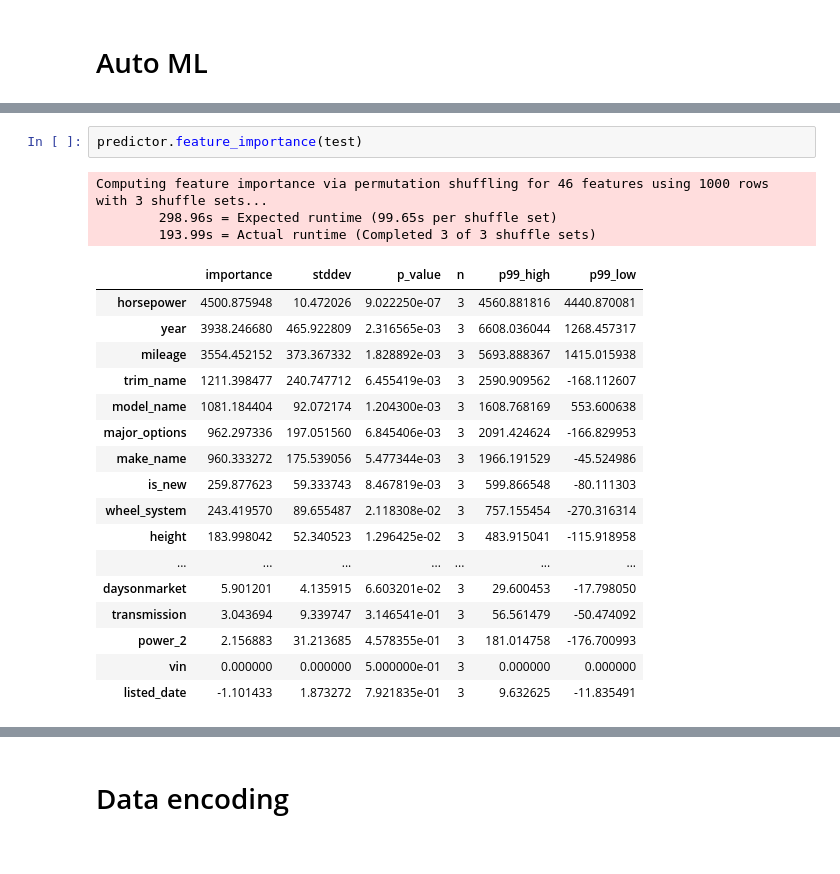
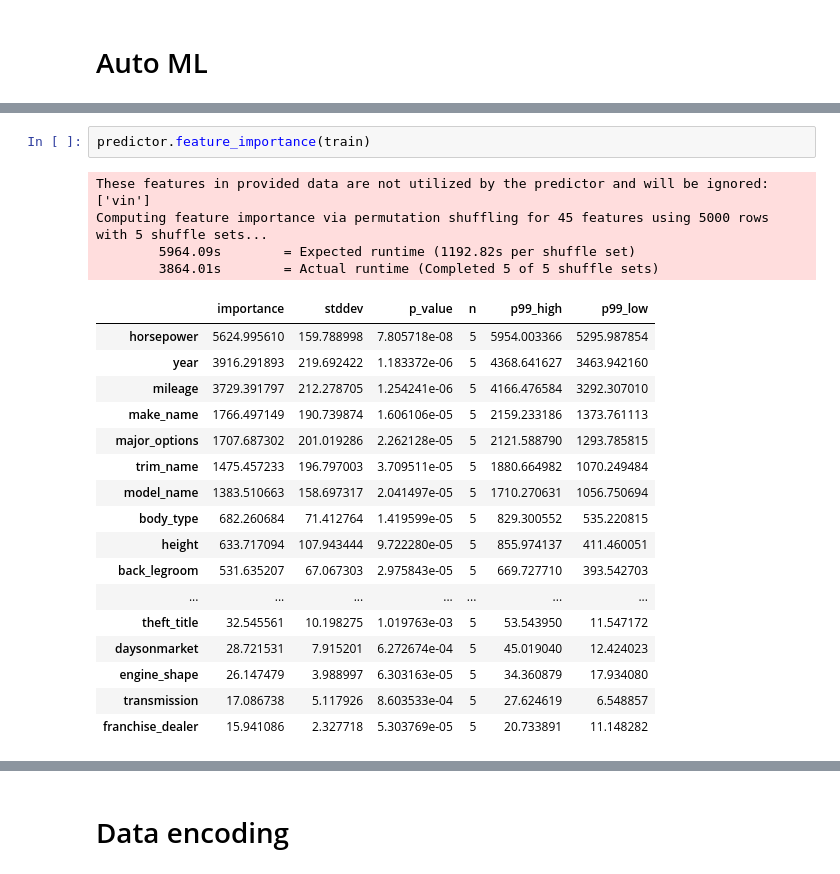
Before and after one commit to zeclayte/ds4a-used-car-prices-predict, a Jupyter notebook: used_cars_modeling_release.ipynb, the cells around one changed output, grey strips where cells are left out. Drawn from its saved outputs; the diff is of its cells as text.

```diff
--- a/used_cars_modeling_release.ipynb
+++ b/used_cars_modeling_release.ipynb
@@ -95,26 +89,27 @@ predictor.leaderboard(test, silent=True)
 # %%
-predictor.feature_importance(test)
+predictor.feature_importance(train)
 # %% [output]
-Computing feature importance via permutation shuffling for 46 features using 1000 rows with 3 shuffle sets...
-        298.96s = Expected runtime (99.65s per shuffle set)
-        193.99s = Actual runtime (Completed 3 of 3 shuffle sets)
+These features in provided data are not utilized by the predictor and will be ignored: ['vin']
+Computing feature importance via permutation shuffling for 45 features using 5000 rows with 5 shuffle sets...
+        5964.09s        = Expected runtime (1192.82s per shuffle set)
+        3864.01s        = Actual runtime (Completed 5 of 5 shuffle sets)
 |  | importance | stddev | p_value | n | p99_high | p99_low |
-| horsepower | 4500.875948 | 10.472026 | 9.022250e-07 | 3 | 4560.881816 | 4440.870081 |
-| year | 3938.246680 | 465.922809 | 2.316565e-03 | 3 | 6608.036044 | 1268.457317 |
-| mileage | 3554.452152 | 373.367332 | 1.828892e-03 | 3 | 5693.888367 | 1415.015938 |
-| trim_name | 1211.398477 | 240.747712 | 6.455419e-03 | 3 | 2590.909562 | -168.112607 |
-| model_name | 1081.184404 | 92.072174 | 1.204300e-03 | 3 | 1608.768169 | 553.600638 |
-| major_options | 962.297336 | 197.051560 | 6.845406e-03 | 3 | 2091.424624 | -166.829953 |
-| make_name | 960.333272 | 175.539056 | 5.477344e-03 | 3 | 1966.191529 | -45.524986 |
-| is_new | 259.877623 | 59.333743 | 8.467819e-03 | 3 | 599.866548 | -80.111303 |
-| wheel_system | 243.419570 | 89.655487 | 2.118308e-02 | 3 | 757.155454 | -270.316314 |
-| height | 183.998042 | 52.340523 | 1.296425e-02 | 3 | 483.915041 | -115.918958 |
+| horsepower | 5624.995610 | 159.788998 | 7.805718e-08 | 5 | 5954.003366 | 5295.987854 |
+| year | 3916.291893 | 219.692422 | 1.183372e-06 | 5 | 4368.641627 | 3463.942160 |
+| mileage | 3729.391797 | 212.278705 | 1.254241e-06 | 5 | 4166.476584 | 3292.307010 |
+| make_name | 1766.497149 | 190.739874 | 1.606106e-05 | 5 | 2159.233186 | 1373.761113 |
+| major_options | 1707.687302 | 201.019286 | 2.262128e-05 | 5 | 2121.588790 | 1293.785815 |
+| trim_name | 1475.457233 | 196.797003 | 3.709511e-05 | 5 | 1880.664982 | 1070.249484 |
+| model_name | 1383.510663 | 158.697317 | 2.041497e-05 | 5 | 1710.270631 | 1056.750694 |
+| body_type | 682.260684 | 71.412764 | 1.419599e-05 | 5 | 829.300552 | 535.220815 |
+| height | 633.717094 | 107.943444 | 9.722280e-05 | 5 | 855.974137 | 411.460051 |
+| back_legroom | 531.635207 | 67.067303 | 2.975843e-05 | 5 | 669.727710 | 393.542703 |
 | ... | ... | ... | ... | ... | ... | ... |
-| daysonmarket | 5.901201 | 4.135915 | 6.603201e-02 | 3 | 29.600453 | -17.798050 |
-| transmission | 3.043694 | 9.339747 | 3.146541e-01 | 3 | 56.561479 | -50.474092 |
-| power_2 | 2.156883 | 31.213685 | 4.578355e-01 | 3 | 181.014758 | -176.700993 |
-| vin | 0.000000 | 0.000000 | 5.000000e-01 | 3 | 0.000000 | 0.000000 |
-| listed_date | -1.101433 | 1.873272 | 7.921835e-01 | 3 | 9.632625 | -11.835491 |
+| theft_title | 32.545561 | 10.198275 | 1.019763e-03 | 5 | 53.543950 | 11.547172 |
+| daysonmarket | 28.721531 | 7.915201 | 6.272674e-04 | 5 | 45.019040 | 12.424023 |
+| engine_shape | 26.147479 | 3.988997 | 6.303163e-05 | 5 | 34.360879 | 17.934080 |
+| transmission | 17.086738 | 5.117926 | 8.603533e-04 | 5 | 27.624619 | 6.548857 |
+| franchise_dealer | 15.941086 | 2.327718 | 5.303769e-05 | 5 | 20.733891 | 11.148282 |
 # %%
 preds = predictor.predict(test.drop(columns=[label]))
 r2(preds, test[label])
```
Also changed, not shown: parts of 6 cells of this notebook.
